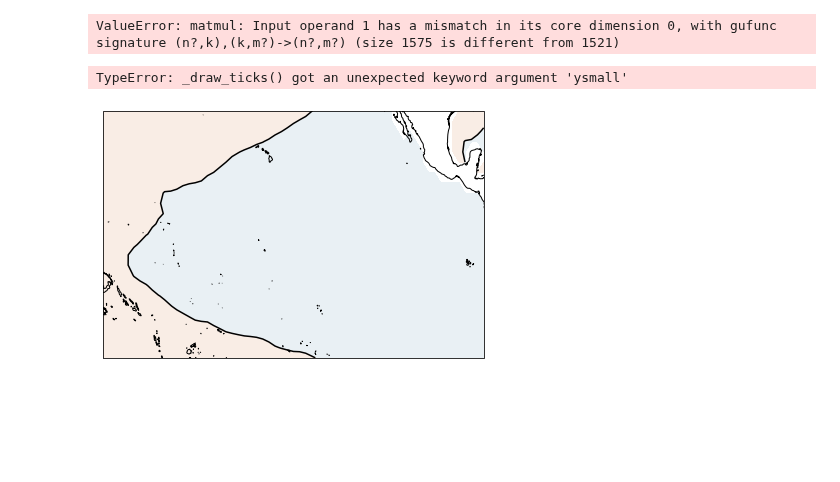
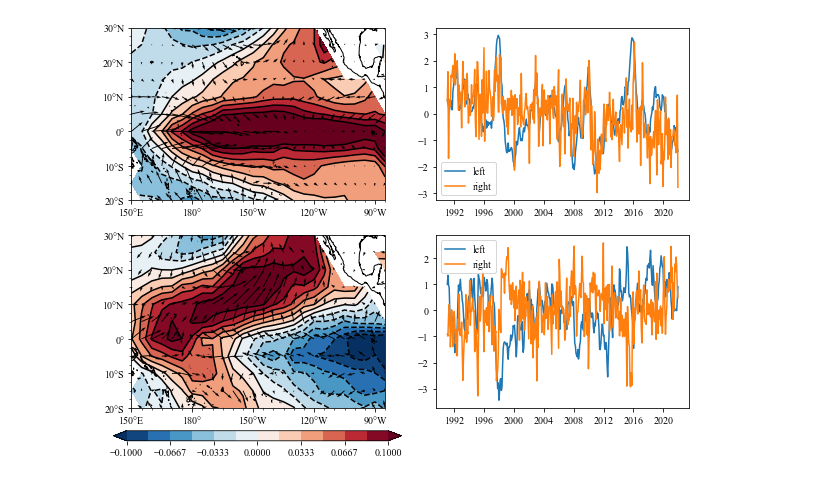
Before and after one commit to ZiluM/sacpy, a Jupyter notebook: examples/SVD.ipynb, the cells around one changed output. Drawn from its saved outputs; the diff is of its cells as text; code cells hidden in the pictures; blank space fills up the shorter version.

```diff
--- a/examples/SVD.ipynb
+++ b/examples/SVD.ipynb
@@ -28,35 +12,44 @@ wvua = wua + vua * 1j
+# %%
+u = scp.load_10mwind()['u']
+v = scp.load_10mwind()['v']
+
+uua = scp.get_anom(u)
+vua = scp.get_anom(v)
+uv = np.concatenate([np.array(uua)[...,np.newaxis],np.array(vua)[...,np.newaxis]],axis=-1)
 # %%
-svd = scp.SVD(ssta,wvua,complex=True)
+svd = scp.SVD(ssta,uv,complex=False)
 svd.solve()
 # %%
 ptl, ptr = svd.get_pt(3)
 pcl,pcr = svd.get_pc(3)
-# %% [output]
-ValueError: matmul: Input operand 1 has a mismatch in its core dimension 0, with gufunc signature (n?,k),(k,m?)->(n?,m?) (size 1575 is different from 1521)
 # %%
-u = np.real(ptr[1])
-v = np.imag(ptr[1])
-sst_pt = np.real(ptl)
+upt ,vpt = ptr[...,0] , ptr[...,1]
+sst_pt = ptl
 # %%
 import cartopy.crs as ccrs
 import sacpy.Map
 lon , lat = np.array(ssta.lon) , np.array(ssta.lat)
-fig = plt.figure(figsize=[15,10])
+fig = plt.figure(figsize=[10,7])
 ax = fig.add_subplot(221,projection=ccrs.PlateCarree(central_longitude=180))
-m1 = ax.scontourf(lon,lat,sst_pt[0],cmap='RdBu_r',levels=np.linspace(-0.75,0.75,15),extend="both")
+m1 = ax.scontourf(lon,lat,sst_pt[0],cmap='RdBu_r',levels=np.linspace(-0.1,0.1,13),extend="both")
 ax.scontour(m1,colors="black")
+ax.squiver(lon,lat,upt[0],vpt[0])
 ax.init_map(smally=2.5)
-# plt.colorbar(m1)
 ax2 = fig.add_subplot(222)
-ax2.plot(sst.time,pc[0])
+ax2.plot(sst.time,pcl[0],label="left")
+ax2.plot(sst.time,pcr[0],label="right")
+ax2.legend()
 ax3 = fig.add_subplot(223,projection=ccrs.PlateCarree(central_longitude=180))
-m2 = ax3.scontourf(lon,lat,sst_pt[1],cmap='RdBu_r',levels=np.linspace(-0.75,0.75,15),extend="both")
+m2 = ax3.scontourf(lon,lat,sst_pt[1],cmap='RdBu_r',levels=np.linspace(-0.1,0.1,13),extend="both")
+ax3.squiver(lon,lat,upt[1],vpt[1])
 ax3.scontour(m2,colors="black")
 ax3.init_map(smally=2.5)
 ax4 = fig.add_subplot(224)
-ax4.plot(sst.time,pc[1])
+ax4.plot(sst.time,pcl[1],label="left")
+ax4.plot(sst.time,pcr[1],label="right")
+ax4.legend()
 cb_ax = fig.add_axes([0.1,0.06,0.4,0.02])
 fig.colorbar(m1,cax=cb_ax,orientation="horizontal")
+plt.savefig("../pic/SVD.png",dpi=300)
 # %% [output]
-TypeError: _draw_ticks() got an unexpected keyword argument 'ysmall'
-[figure, old version]
+[figure, new version]
```
Also changed, not shown: parts of 3 cells of this notebook, 22 other files.
